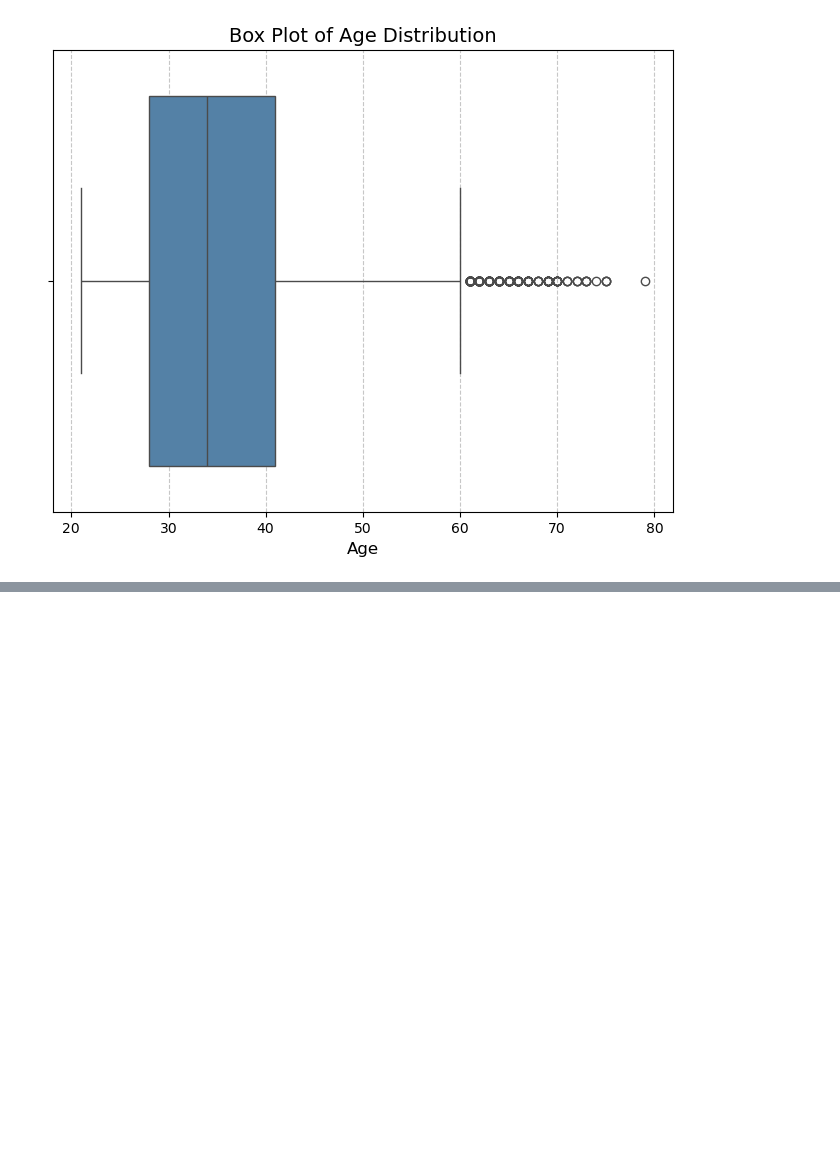
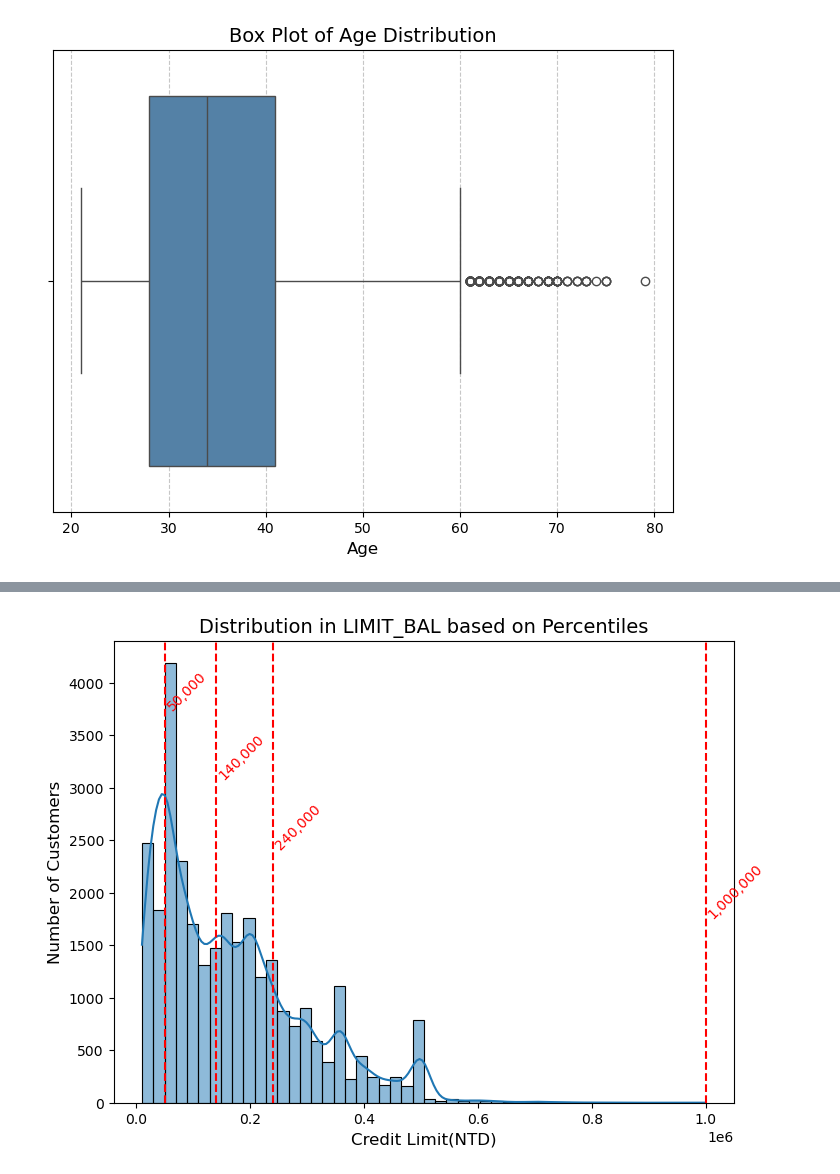
Before and after one commit to Chitrashree0910/AI-Driven_Credit_Risk_-_Fraud_Analytics, a Jupyter notebook: notebooks/01_data_cleaning.ipynb, the cells around one changed output, grey strips where cells are left out. Saved outputs shown, nothing was run; the diff lists cells and outputs as text; code cells hidden in the pictures; blank space fills up the shorter version.

```diff
--- a/notebooks/01_data_cleaning.ipynb
+++ b/notebooks/01_data_cleaning.ipynb
@@ -178,0 +396,24 @@ Observations:
+# %%
+# Analyzing the distribution in the 'LIMIT_BAL' to set the ranges
+import seaborn as sns
+import matplotlib.pyplot as plt
+import numpy as np
+
+plt.figure(figsize=(8,6))
+sns.histplot(x = df_copy['LIMIT_BAL'], bins = 50, kde = True)
+
+x = df_copy['LIMIT_BAL'].quantile([0.25, 0.50, 0.75, 1.0])
+y_positions = [0.85, 0.70, 0.55, 0.40]
+
+for i, percentile in enumerate(x):
+    plt.axvline(x = percentile, color = 'red', linestyle = 'dashed', linewidth = 1.5)
+    plt.text(percentile, plt.ylim()[1]* y_positions[i], f"{int(percentile):,}", color = 'red', fontsize = 10, rotation = 45, ha = 'left')
+
+# Adding title and labels
+plt.title('Distribution in LIMIT_BAL based on Percentiles', fontsize=14)
+plt.xlabel('Credit Limit(NTD)', fontsize = 12)
+plt.ylabel('Number of Customers', fontsize = 12)
+
+plt.show()
+# %% [output]
+[figure, added]
```
Also changed, not shown: parts of 43 cells of this notebook, 9 other files.
